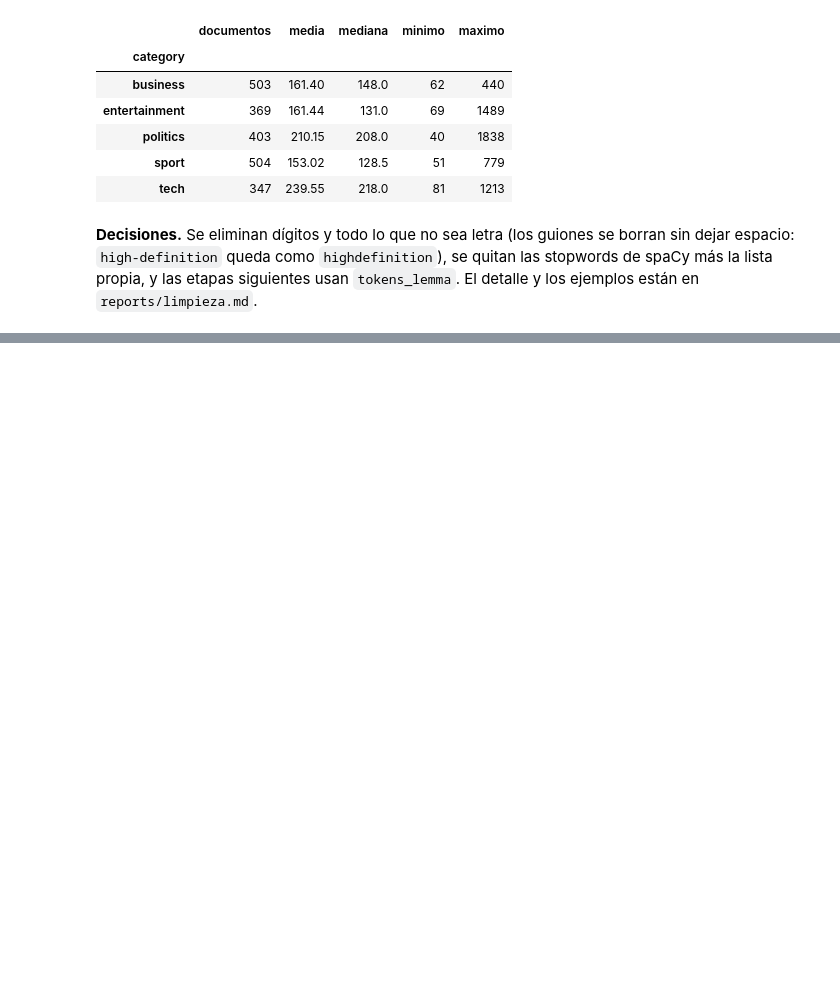
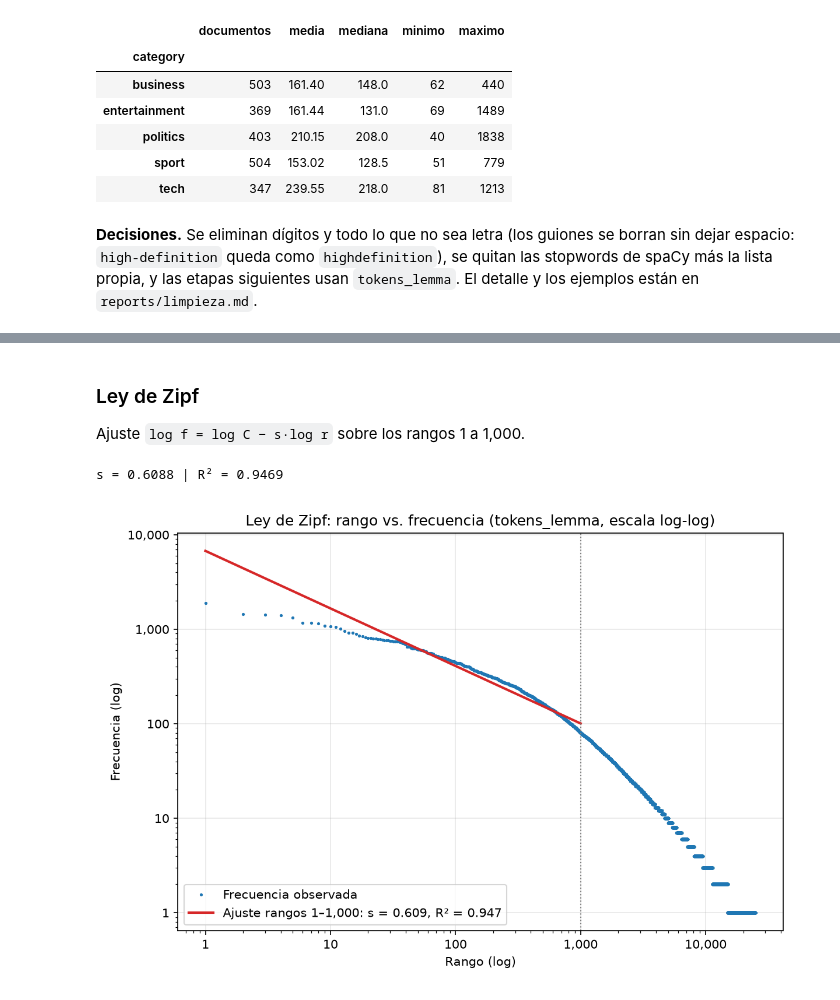
Before and after one commit to DiegoMoctezuma/Recuperaci-nInformaci-n, a Jupyter notebook: práctica.ipynb, the cells around one changed output, grey strips where cells are left out. Cells and saved outputs as stored; diff of their text form; code cells hidden in the pictures; blank space fills up the shorter version.

```diff
--- a/práctica.ipynb
+++ b/práctica.ipynb
@@ -245,0 +287,10 @@ resumen
+# %% [markdown]
+### Ley de Zipf
+
+Ajuste `log f = log C − s·log r` sobre los rangos 1 a 1,000.
+# %%
+print(f"s = {m_corpus['zipf_s']:.4f} | R² = {m_corpus['zipf_r2']:.4f}")
+display(Image('reports/figuras/zipf.png', width=700))
+# %% [output]
+s = 0.6088 | R² = 0.9469
+[figure, added]
```
Also changed, not shown: parts of 9 cells of this notebook, 15 other files.
